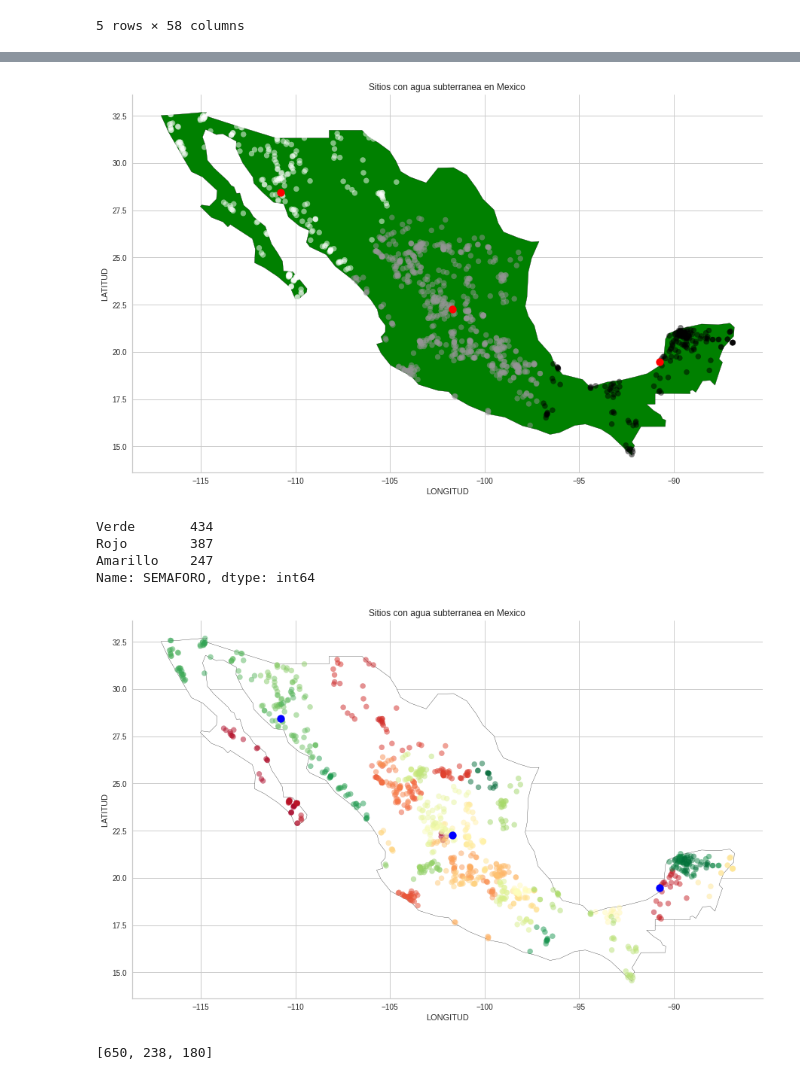
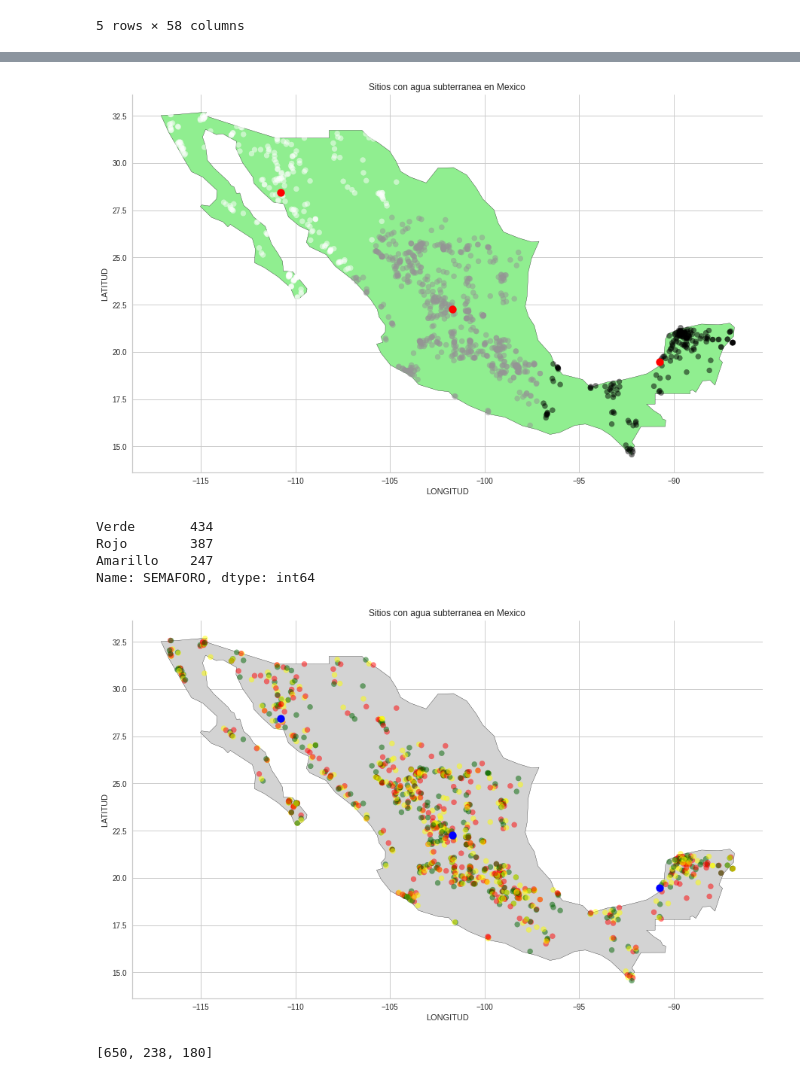
Before and after one commit to PosgradoMNA/actividades-del-projecto-equipo_36, a Jupyter notebook: Reto_Aguas_subterraneas_Entrega1.ipynb, the cells around one changed output, grey strips where cells are left out. Saved outputs shown, nothing was run; the diff lists cells and outputs as text; code cells hidden in the pictures.

```diff
--- a/Reto_Aguas_subterraneas_Entrega1.ipynb
+++ b/Reto_Aguas_subterraneas_Entrega1.ipynb
@@ -1328,20 +1310,20 @@ array(['Fiji', 'Tanzania', 'W. Sahara', 'Canada',
 # %%
 fig, gax = plt.subplots(figsize=(15,15))
-world.query("name == 'Mexico'").plot(ax = gax, edgecolor='black', color='green')
+world.query("name == 'Mexico'").plot(ax = gax, edgecolor='black', color='lightgreen')
 gdf.plot(ax=gax, c=y_kmeans, alpha = 0.5)
 centers = kmeans.cluster_centers_
 plt.scatter(centers[:, 1], centers[:, 0], c='red', s=100)
 
 gax.set_xlabel('LONGITUD')
 gax.set_ylabel('LATITUD')
 gax.set_title('Sitios con agua subterranea en Mexico')
 
 gax.spines['top'].set_visible(False)
 gax.spines['right'].set_visible(False)
 
 plt.show()
 # %% [output]
-[figure, old version]
+[figure, new version]
 # %%
 df['SEMAFORO'].value_counts()
 # %% [output]
@@ -1362,8 +1344,8 @@ from pandas.core.indexing import pd_array
 semaforo = pd_array(df['SEMAFORO'])
 # %%
 fig, gax = plt.subplots(figsize=(15,15))
-world.query("name == 'Mexico'").plot(ax = gax, edgecolor='black', color='white')
-gdf.plot(ax=gax, c=semaforo, alpha = 0.5, cmap='RdYlGn')
+world.query("name == 'Mexico'").plot(ax = gax, edgecolor='black', color='lightgrey')
+gdf.plot(ax=gax, c=semaforo, alpha = 0.5, cmap=ListedColormap(["darkgreen", "yellow", "red"]))
 centers = kmeans.cluster_centers_
 plt.scatter(centers[:, 1], centers[:, 0], c='blue', s=100)
 
@@ -1376,7 +1358,7 @@ gax.spines['right'].set_visible(False)
 
 plt.show()
 # %% [output]
-[figure, old version]
+[figure, new version]
 # %%
 list_values = pd.DataFrame(y_kmeans).value_counts().to_list()
 # %%
```
Also changed, not shown: parts of 7 cells of this notebook.
